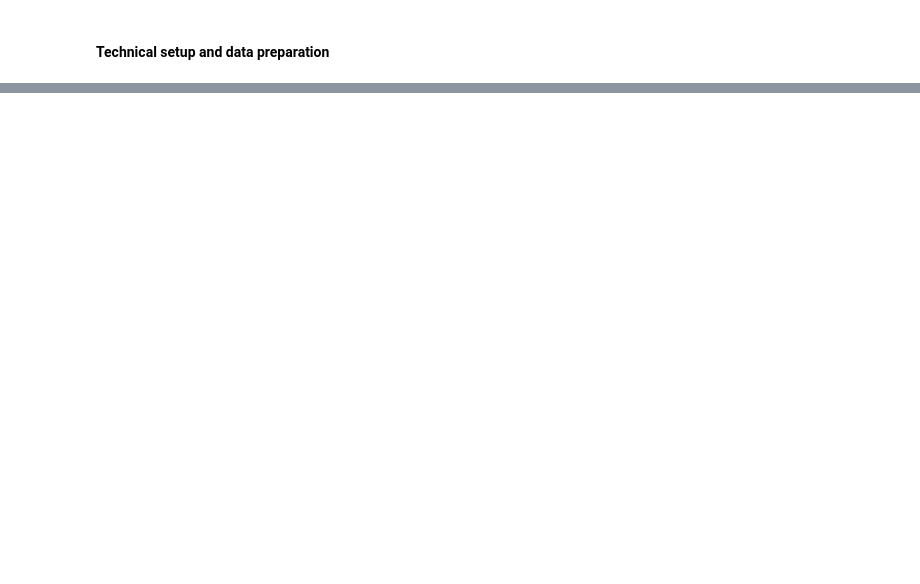
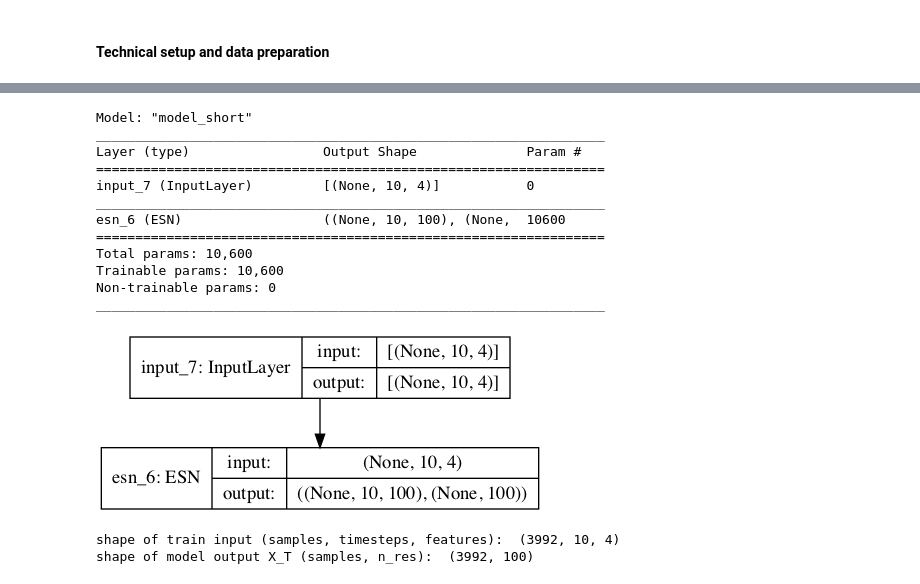
Before and after one commit to MarcoLandtHayen/EchoStateNetworks, a Jupyter notebook: notebooks/ESN_exp04.ipynb, the cells around one changed output, grey strips where cells are left out. Drawn from its saved outputs; the diff is of its cells as text; code cells hidden in the pictures; blank space fills up the shorter version.

Commit message:
further worked on ESN_exp04: Set up base ESN on SP500 data and added some gridsearch results in seperate folder

```diff
--- a/notebooks/ESN_exp04.ipynb
+++ b/notebooks/ESN_exp04.ipynb
@@ -386,0 +136,29 @@ array([[6.89711710e-05, 6.27075534e-05],
+# %%
+### Set up base ESN model custom layer
+
+# Set (hyper-)parameters:
+n_res = 100 # Number of reservoir units
+W_in_lim = 1 # Initialize input weights from random uniform distribution in [- W_in_lim, + W_in_lim]
+leak_rate = 0.5 # Leak rate for transition of reservoir states
+spec_radius = 1.0 # Spectral radius, becomes largest Eigenvalue of reservoir weight matrix
+sparsity = 0.2 # Sparsity of reservoir weight matrix
+input_length = 10 # Input length
+target_length = 1 # Target length
+n_features = 4 # Number of input features: Original series plus decomposed parts L, S and R
+
+# Input layer
+model_inputs = Input(shape=(input_length,n_features)) # (timesteps, features)
+
+# Use custom layer for setting up reservoir, returns ALL reservoir states X and FINAL reservoir states X_T.
+X, X_T = ESN(n_res=n_res, W_in_lim=W_in_lim, leak_rate=leak_rate)(model_inputs)
+
+# Output unit
+output = Dense(units=1, activation=None, use_bias=True,
+               kernel_initializer=tfi.RandomUniform(minval=-W_in_lim, maxval=W_in_lim, seed=None),
+               bias_initializer=tfi.RandomUniform(minval=-W_in_lim, maxval=W_in_lim, seed=None),
+               name='output')(X_T)
+
+# Define model
+model = Model(model_inputs, output, name='model')
+model.summary()
+plot_model(model, show_shapes=True, show_layer_names=True)
@@ -386,0 +232,29 @@ array([[6.89711710e-05, 6.27075534e-05],
+# %%
+## Train output weights W_out with closed form solution
+
+# Declare "short" model to get final reservoir states X_T for train inputs:
+model_short = Model(model_inputs, X_T, name='model_short')
+model_short.summary()
+plot_model(model_short, show_shapes=True, show_layer_names=True)
+# %% [output]
+Model: "model_short"
+_________________________________________________________________
+Layer (type)                 Output Shape              Param #
+=================================================================
+input_7 (InputLayer)         [(None, 10, 4)]           0
+_________________________________________________________________
+esn_6 (ESN)                  ((None, 10, 100), (None,  10600
+=================================================================
+Total params: 10,600
+Trainable params: 10,600
+Non-trainable params: 0
+_________________________________________________________________
+[figure, added]
+# %%
+# Get final reservoir states for all train samples from short model
+print("\nshape of train input (samples, timesteps, features): ", train_input.shape)
+X_T_train = model_short.predict(train_input)
+print("shape of model output X_T (samples, n_res): ", X_T_train.shape)
+# %% [output]
+shape of train input (samples, timesteps, features):  (3992, 10, 4)
+shape of model output X_T (samples, n_res):  (3992, 100)
```
Also changed, not shown: parts of 28 cells of this notebook, 3 other files.
